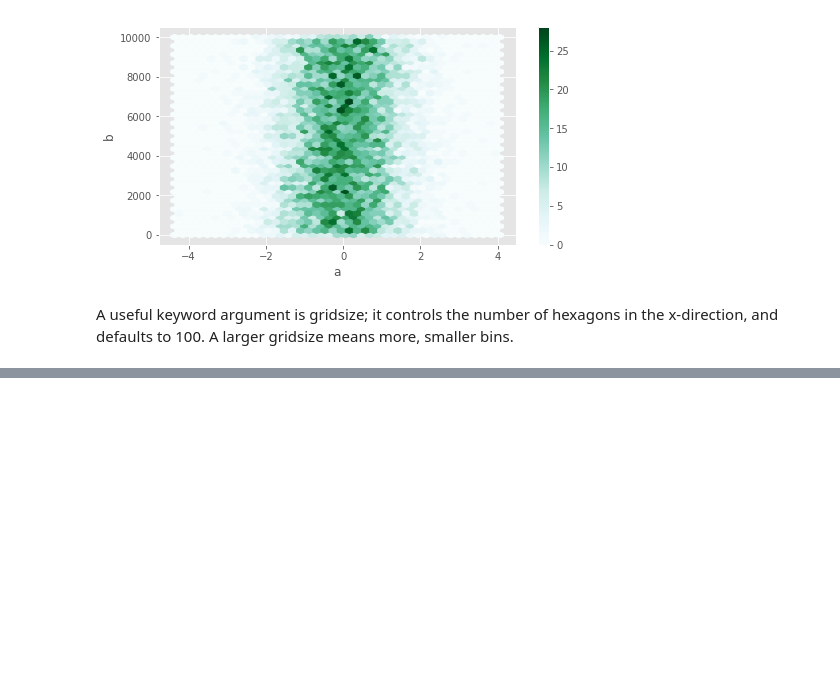
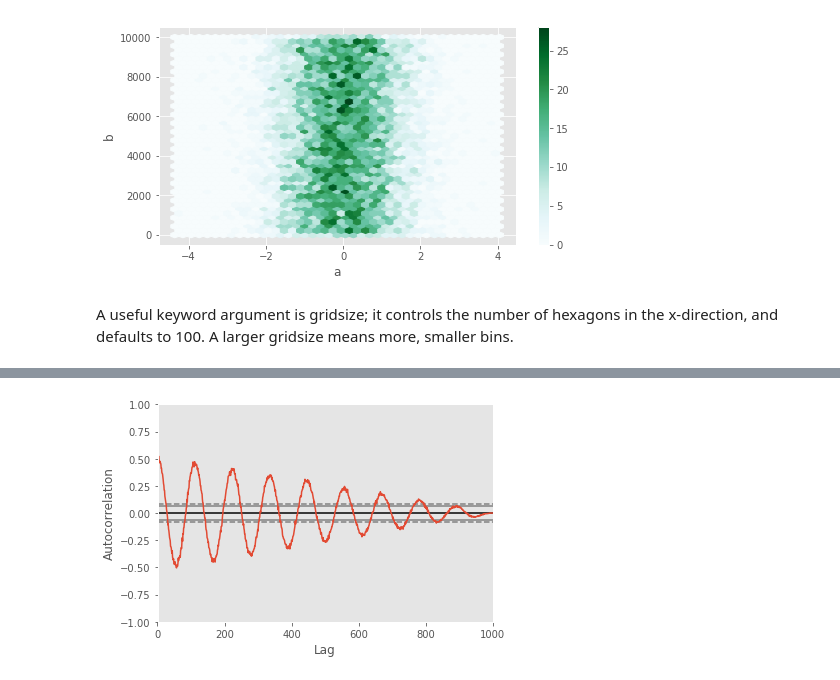
Before and after one commit to nhwhite212/DealingwithDataSpring2021, a Jupyter notebook: 8-Visualization/A-Matplotlib_and_Pandas.ipynb, the cells around one changed output, grey strips where cells are left out. Drawn from its saved outputs; the diff is of its cells as text; code cells hidden in the pictures; blank space fills up the shorter version.

```diff
--- a/8-Visualization/A-Matplotlib_and_Pandas.ipynb
+++ b/8-Visualization/A-Matplotlib_and_Pandas.ipynb
@@ -658,0 +645,12 @@ Above is a similar plot but with 2D kernel density estimation plot superimposed.
+# %%
+from pandas.plotting import autocorrelation_plot
+
+plt.figure();
+
+spacing = np.linspace(-9 * np.pi, 9 * np.pi, num=1000)
+
+data = pd.Series(0.7 * np.random.rand(1000) + 0.3 * np.sin(spacing))
+
+autocorrelation_plot(data);
+# %% [output]
+[figure, added]
```
Also changed, not shown: parts of 25 cells of this notebook.
